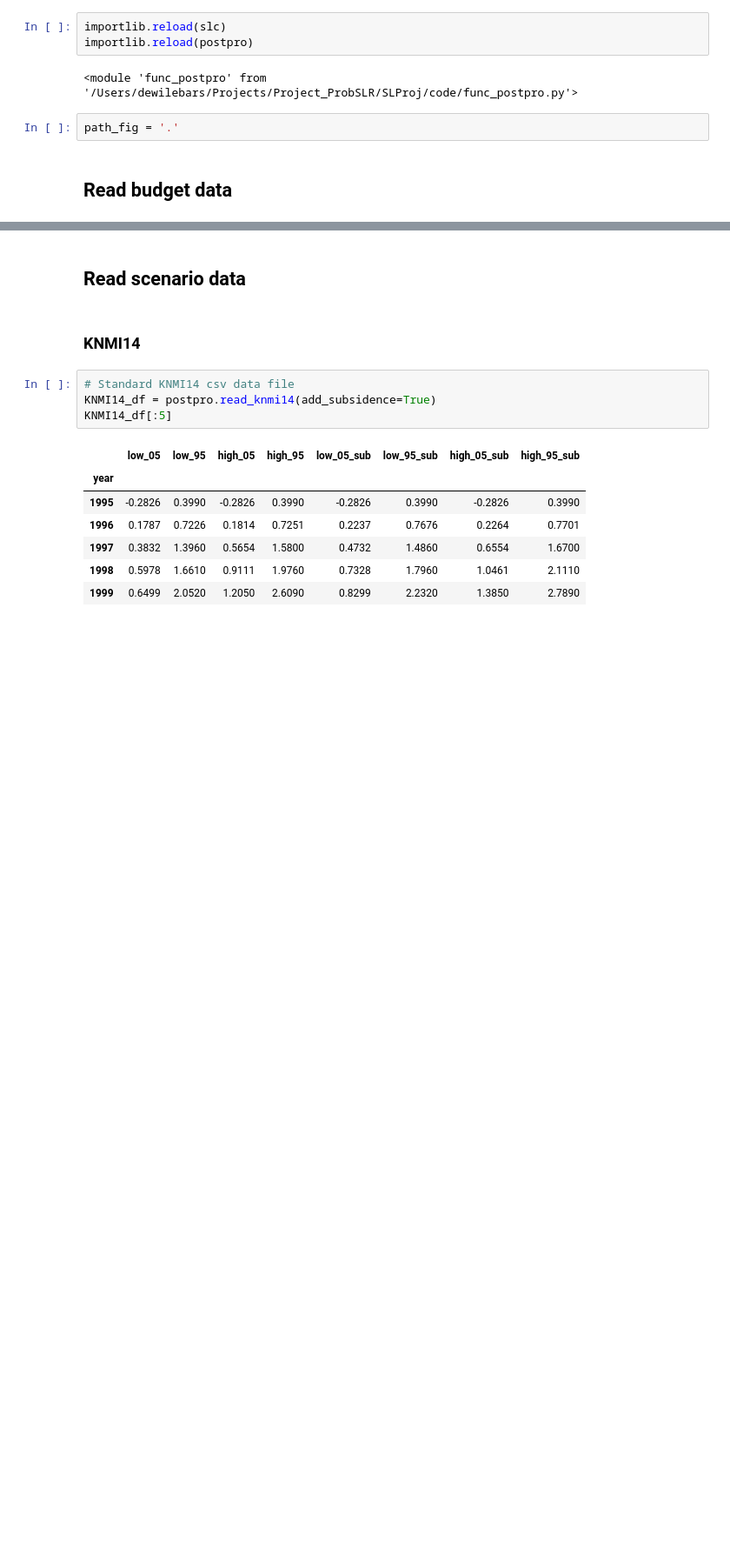
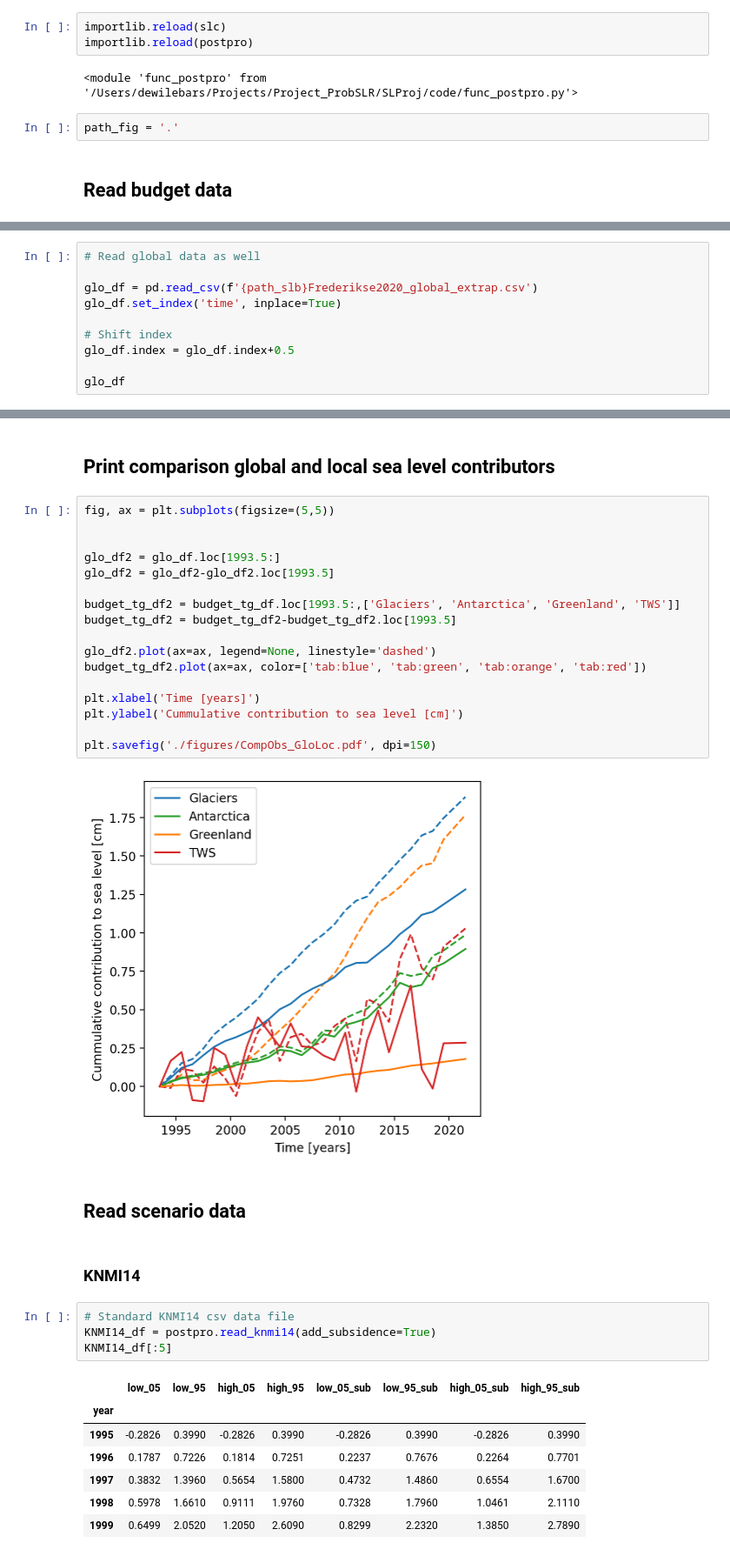
Before and after one commit to KNMI-sealevel/KNMI23_SeaLevelScenarios, a Jupyter notebook: CompObsProj.ipynb, the cells around one changed output, grey strips where cells are left out. Shown at 87% size. Saved outputs shown, nothing was run; the diff lists cells and outputs as text; blank space fills up the shorter version.

```diff
--- a/CompObsProj.ipynb
+++ b/CompObsProj.ipynb
@@ -66,3 +67,13 @@ budget_tg_df
 | 2020.5 | 13.588424 | 2.712160 | 5.208009 | 2.578333 | 2.774045 | 1.037283 | 0.296283 | -0.514621 | -0.606920 | 0.607577 | ... |
 | 2021.5 | 10.424848 | 2.147128 | 5.333992 | 2.615167 | 2.822758 | 1.084121 | 0.305788 | -0.512742 | -0.423950 | -1.900022 | ... |
 72 rows × 12 columns
+# %%
+# Read global data as well
+
+glo_df = pd.read_csv(f'{path_slb}Frederikse2020_global_extrap.csv')
+glo_df.set_index('time', inplace=True)
+
+# Shift index
+glo_df.index = glo_df.index+0.5
+
+glo_df
@@ -69,3 +95,24 @@ budget_tg_df
+# %% [markdown]
+## Print comparison global and local sea level contributors
+# %%
+fig, ax = plt.subplots(figsize=(5,5))
+
+
+glo_df2 = glo_df.loc[1993.5:]
+glo_df2 = glo_df2-glo_df2.loc[1993.5]
+
+budget_tg_df2 = budget_tg_df.loc[1993.5:,['Glaciers', 'Antarctica', 'Greenland', 'TWS']]
+budget_tg_df2 = budget_tg_df2-budget_tg_df2.loc[1993.5]
+
+glo_df2.plot(ax=ax, legend=None, linestyle='dashed')
+budget_tg_df2.plot(ax=ax, color=['tab:blue', 'tab:green', 'tab:orange', 'tab:red'])
+
+plt.xlabel('Time [years]')
+plt.ylabel('Cummulative contribution to sea level [cm]')
+
+plt.savefig('./figures/CompObs_GloLoc.pdf', dpi=150)
+# %% [output]
+[figure, added]
 # %% [markdown]
 ## Read scenario data
 # %% [markdown]
```
Also changed, not shown: parts of 6 cells of this notebook, 4 other files.
